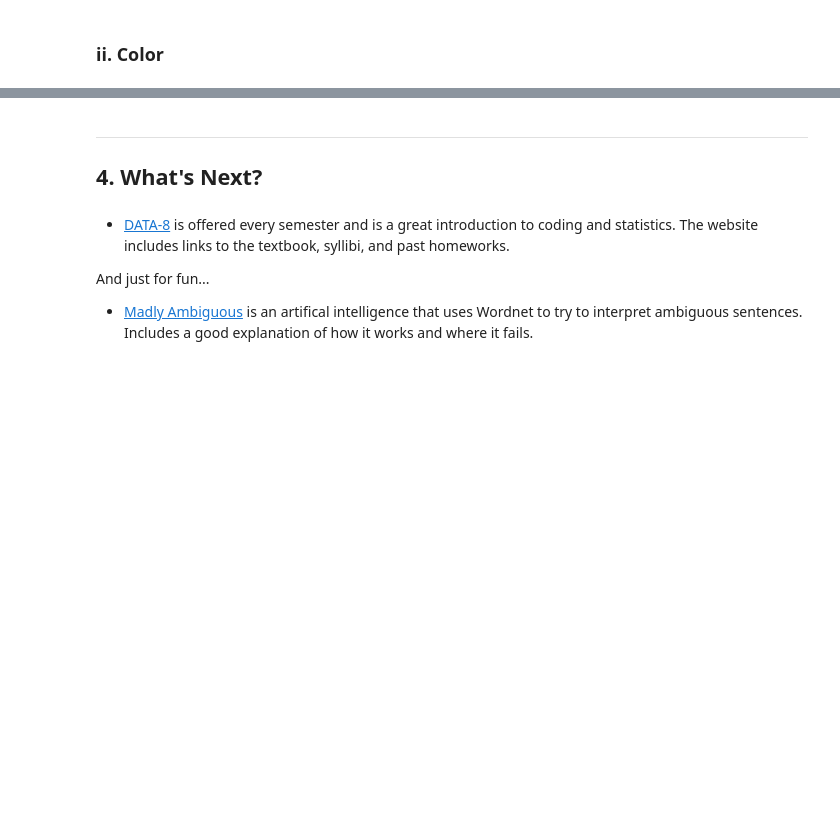
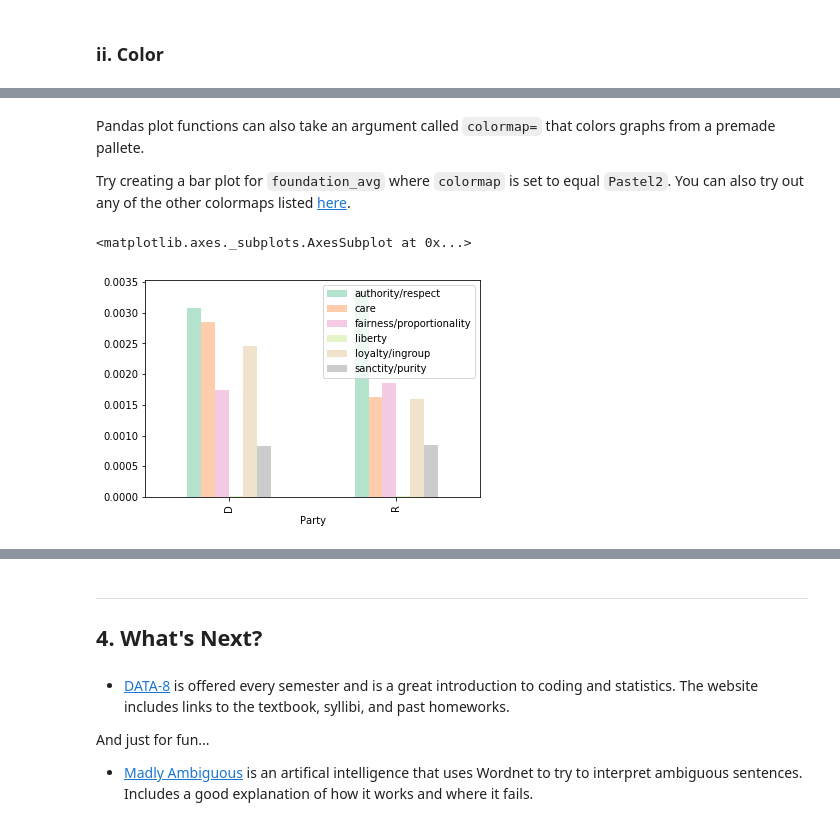
Before and after one commit to ds-modules/XRHETOR-R1A, a Jupyter notebook: 03-Rhetoric-of-Data.ipynb, the cells around one changed output, grey strips where cells are left out. Drawn from its saved outputs; the diff is of its cells as text; code cells hidden in the pictures; blank space fills up the shorter version.

```diff
--- a/03-Rhetoric-of-Data.ipynb
+++ b/03-Rhetoric-of-Data.ipynb
@@ -299,0 +317,10 @@ party_avg.plot.bar(colormap='flag', figsize=(9,6))
+# %% [markdown]
+Pandas plot functions can also take an argument called `colormap=` that colors graphs from a premade pallete.
+
+Try creating a bar plot for `foundation_avg` where `colormap` is set to equal `Pastel2`. You can also try out any of the other colormaps listed [here](https://scipy.github.io/old-wiki/pages/Cookbook/Matplotlib/Show_colormaps).
+# %%
+# Create a bar plot for foundation_avg where bar() has the argument colormap='Pastel2'
+foundation_avg.plot.bar(colormap='Pastel2')
+# %% [output]
+<matplotlib.axes._subplots.AxesSubplot at 0x...>
+[figure, added]
```
Also changed, not shown: parts of 10 cells of this notebook.
